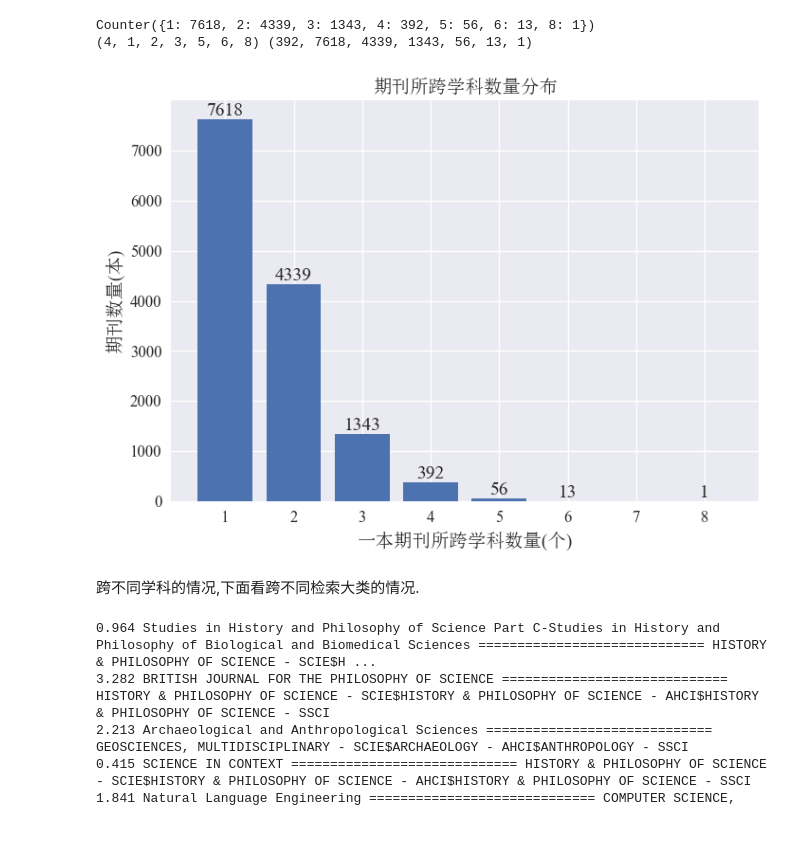
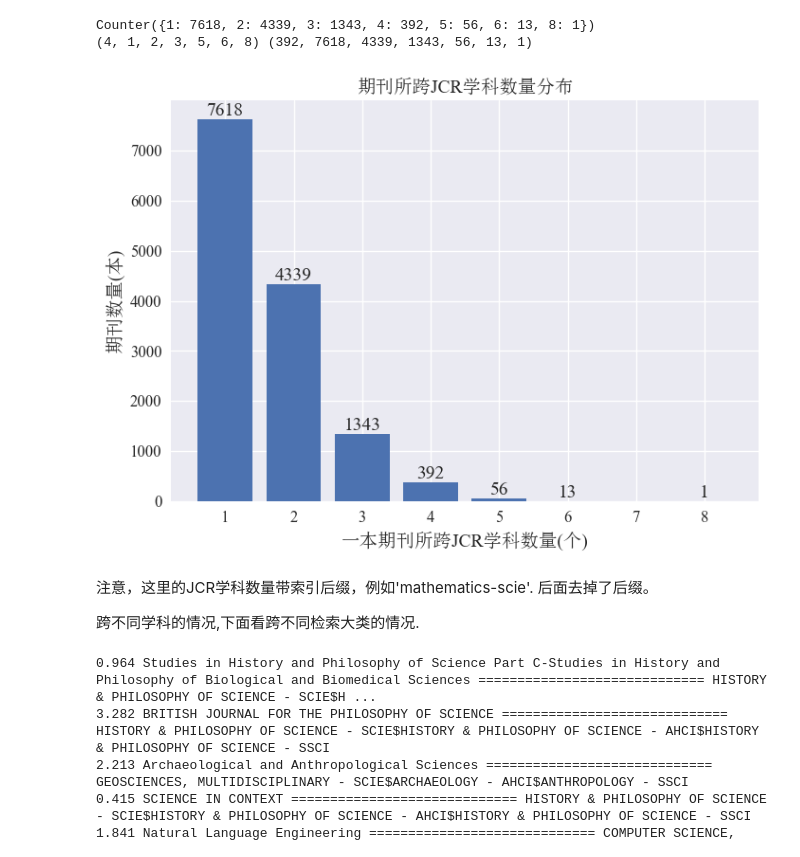
Before and after one commit to jiaweixu98/CrossBoundaryPerspective_InterdisciplinaryResearch, a Jupyter notebook: journalDescriptor.ipynb, the cells around one changed output. Drawn from its saved outputs; the diff is of its cells as text; code cells hidden in the pictures.

```diff
--- a/journalDescriptor.ipynb
+++ b/journalDescriptor.ipynb
@@ -66,17 +66,19 @@ Counter({1: 7618, 2: 4339, 3: 1343, 4: 392, 5: 56, 6: 13, 8: 1})
 # %%
 fig, ax = plt.subplots()
 bars = ax.bar(numFields, frequency)
 ax.bar_label(bars)
 ax.set_ylabel('期刊数量(本)', font=prop.get_name())
-ax.set_xlabel('一本期刊所跨学科数量(个)', font=prop.get_name())
-ax.set_title('期刊所跨学科数量分布', font=prop.get_name())
+ax.set_xlabel('一本期刊所跨JCR学科数量(个)', font=prop.get_name())
+ax.set_title('期刊所跨JCR学科数量分布', font=prop.get_name())
 ax.xaxis.set_tick_params(labelsize=12)
 ax.yaxis.set_tick_params(labelsize=12)
 plt.show()
 # %% [output]
-[figure, old version]
+[figure, new version]
-# %% [markdown]
-跨不同学科的情况,下面看跨不同检索大类的情况.
+# %% [markdown]
+注意，这里的JCR学科数量带索引后缀，例如'mathematics-scie'. 后面去掉了后缀。
+
+跨不同学科的情况,下面看跨不同检索大类的情况.
 # %%
 # 输出这个跨了几个Index,1-3皆有可能.
 def index_count(FieldList):
```
Also changed, not shown: parts of 3 cells of this notebook, 2 other files.
